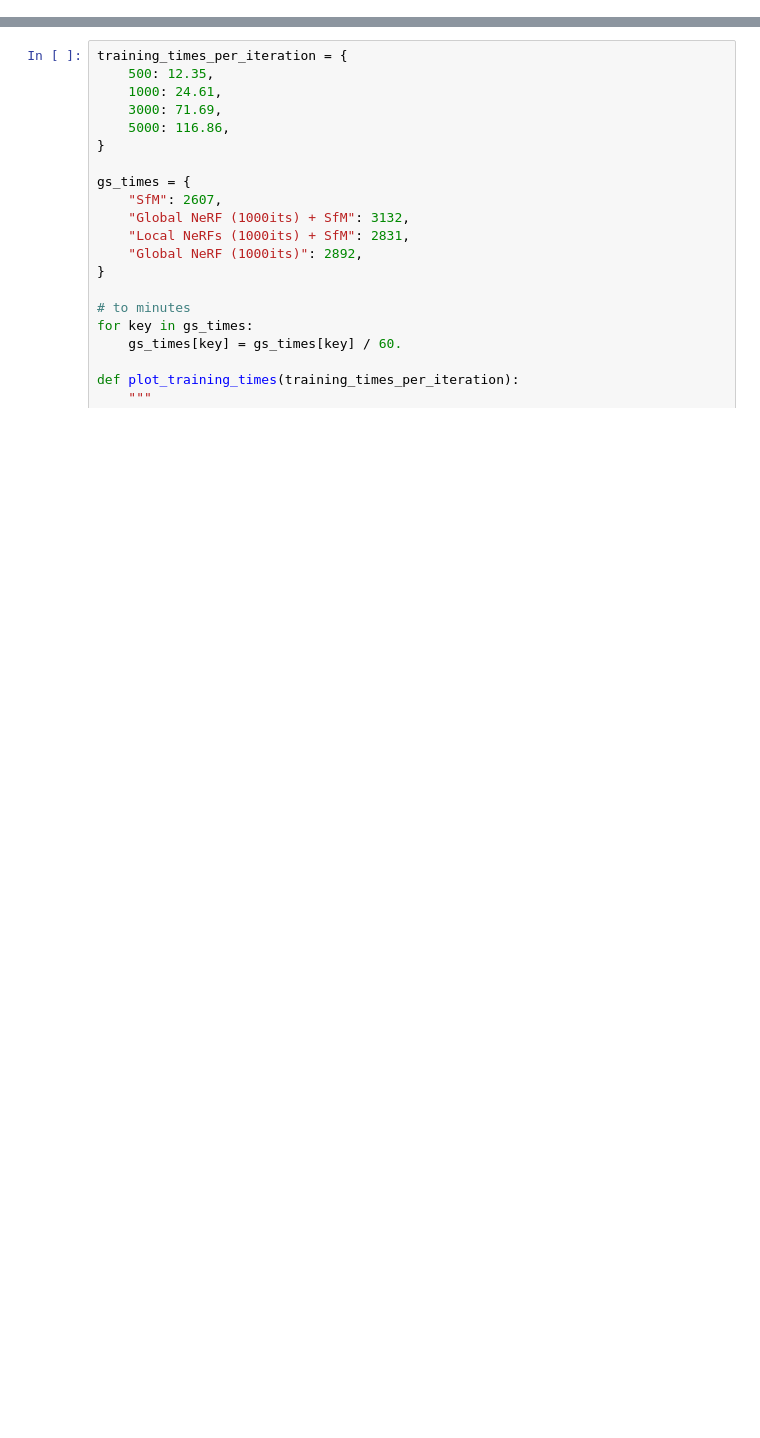
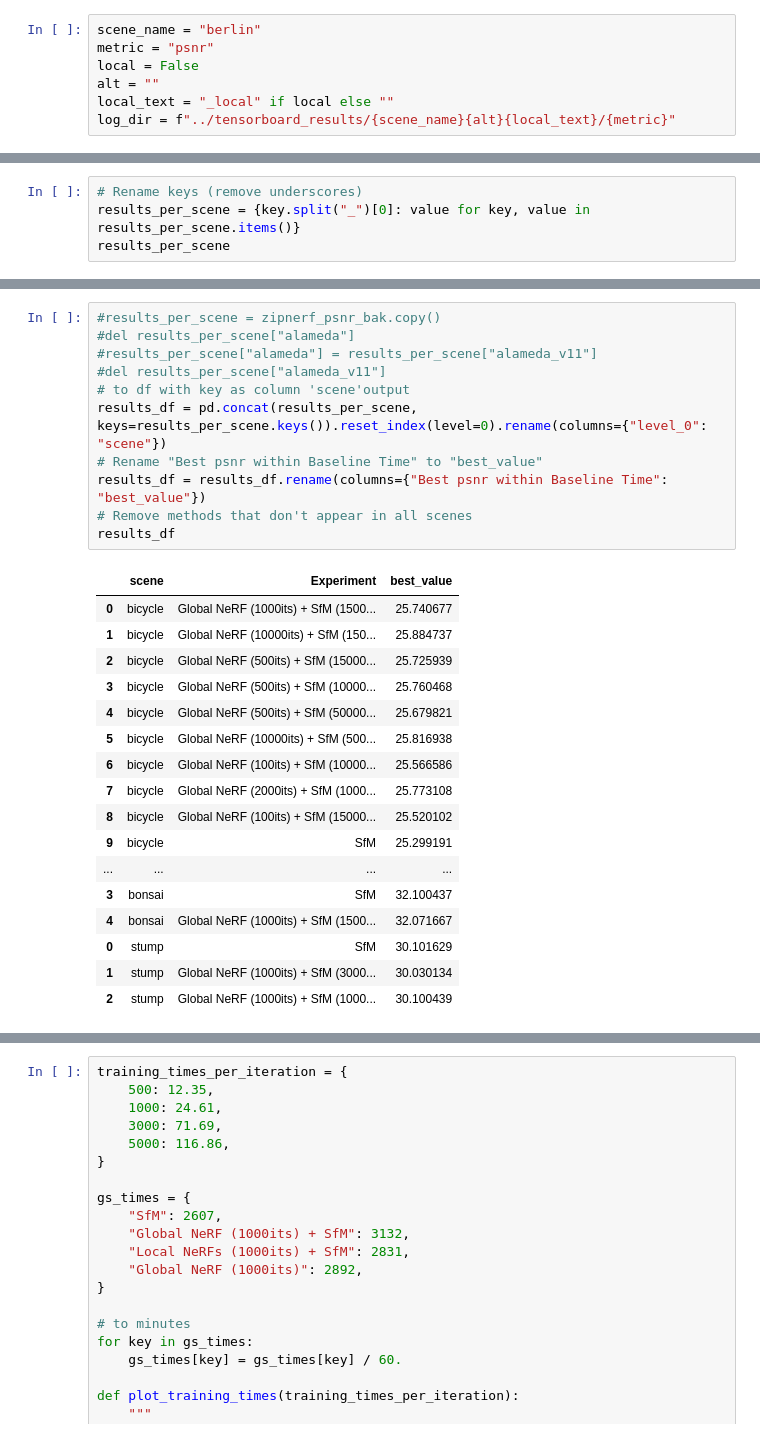
Before and after one commit to RadoslavMYankov/ADL4CV, a Jupyter notebook: utils/tensorboard_parsing.ipynb, the cells around one changed output, grey strips where cells are left out. Cells and saved outputs as stored; diff of their text form; blank space fills up the shorter version.

```diff
--- a/utils/tensorboard_parsing.ipynb
+++ b/utils/tensorboard_parsing.ipynb
@@ -5,0 +8,7 @@ import pandas as pd
+# %%
+scene_name = "berlin"
+metric = "psnr"
+local = False
+alt = ""
+local_text = "_local" if local else ""
+log_dir = f"../tensorboard_results/{scene_name}{alt}{local_text}/{metric}"
@@ -124,0 +318,4 @@ plot_psnr(psnr, {"sfm_init": "SfM", "sfm_nerf2k_init": "Global Nerf 2k iter + Sf
+# %%
+# Rename keys (remove underscores)
+results_per_scene = {key.split("_")[0]: value for key, value in results_per_scene.items()}
+results_per_scene
@@ -124,0 +340,29 @@ plot_psnr(psnr, {"sfm_init": "SfM", "sfm_nerf2k_init": "Global Nerf 2k iter + Sf
+# %%
+#results_per_scene = zipnerf_psnr_bak.copy()
+#del results_per_scene["alameda"]
+#results_per_scene["alameda"] = results_per_scene["alameda_v11"]
+#del results_per_scene["alameda_v11"]
+# to df with key as column 'scene'output
+results_df = pd.concat(results_per_scene, keys=results_per_scene.keys()).reset_index(level=0).rename(columns={"level_0": "scene"})
+# Rename "Best psnr within Baseline Time" to "best_value"
+results_df = results_df.rename(columns={"Best psnr within Baseline Time": "best_value"})
+# Remove methods that don't appear in all scenes
+results_df
+# %% [output]
+|  | scene | Experiment | best_value |
+| 0 | bicycle | Global NeRF (1000its) + SfM (1500... | 25.740677 |
+| 1 | bicycle | Global NeRF (10000its) + SfM (150... | 25.884737 |
+| 2 | bicycle | Global NeRF (500its) + SfM (15000... | 25.725939 |
+| 3 | bicycle | Global NeRF (500its) + SfM (10000... | 25.760468 |
+| 4 | bicycle | Global NeRF (500its) + SfM (50000... | 25.679821 |
+| 5 | bicycle | Global NeRF (10000its) + SfM (500... | 25.816938 |
+| 6 | bicycle | Global NeRF (100its) + SfM (10000... | 25.566586 |
+| 7 | bicycle | Global NeRF (2000its) + SfM (1000... | 25.773108 |
+| 8 | bicycle | Global NeRF (100its) + SfM (15000... | 25.520102 |
+| 9 | bicycle | SfM | 25.299191 |
+| ... | ... | ... | ... |
+| 3 | bonsai | SfM | 32.100437 |
+| 4 | bonsai | Global NeRF (1000its) + SfM (1500... | 32.071667 |
+| 0 | stump | SfM | 30.101629 |
+| 1 | stump | Global NeRF (1000its) + SfM (3000... | 30.030134 |
+| 2 | stump | Global NeRF (1000its) + SfM (1000... | 30.100439 |
```
Also changed, not shown: parts of 16 cells of this notebook, 1 other file.
